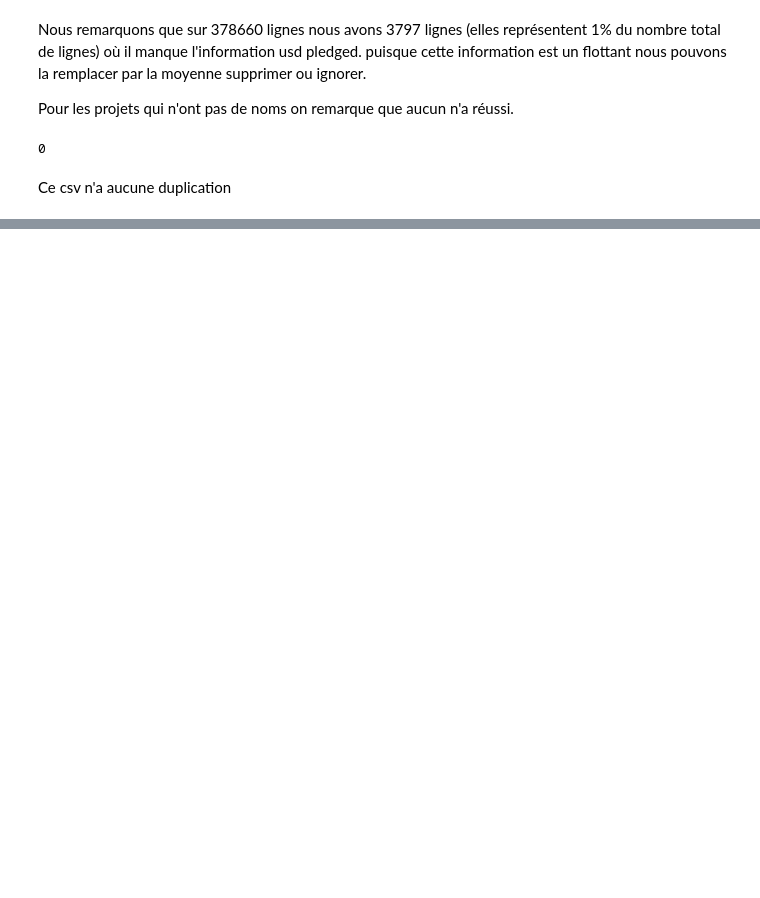
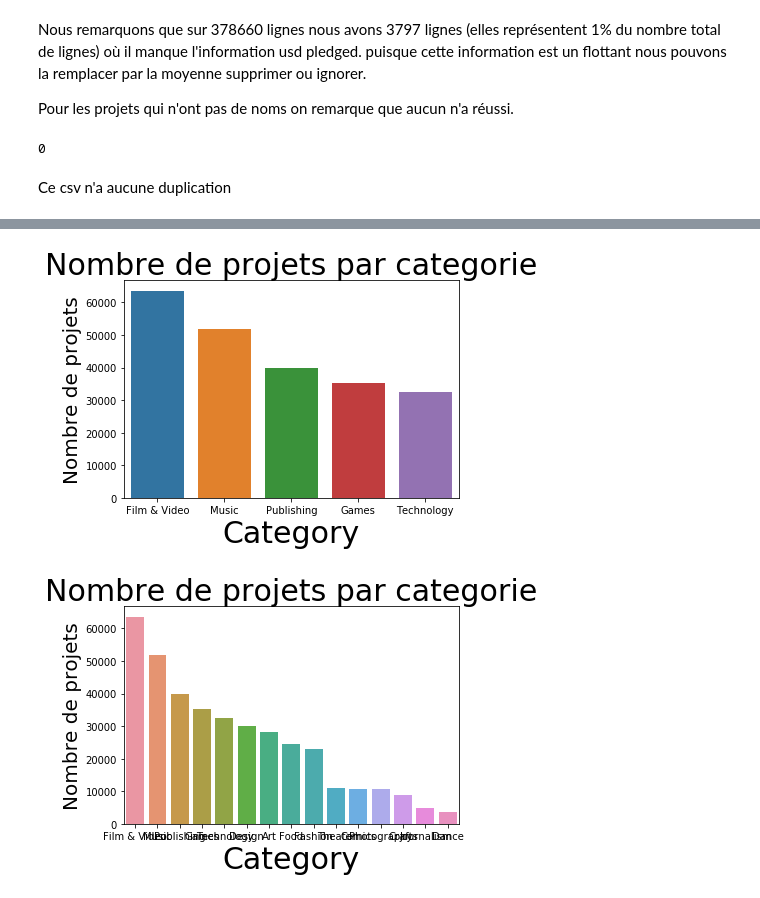
Before and after one commit to TaySai/EDA2018, a Jupyter notebook: kickstarter_projects.ipynb, the cells around one changed output, grey strips where cells are left out. Cells and saved outputs as stored; diff of their text form; code cells hidden in the pictures; blank space fills up the shorter version.

```diff
--- a/kickstarter_projects.ipynb
+++ b/kickstarter_projects.ipynb
@@ -109,0 +173,15 @@ Ce csv n'a aucune duplication
+# %%
+bar_main_category_head = sns.countplot('main_category', data=df, order=df['main_category'].value_counts().iloc[:5].index)
+bar_main_category_head.axes.set_title('Nombre de projets par categorie',fontsize=30)
+bar_main_category_head.set_xlabel("Category",fontsize=30)
+bar_main_category_head.set_ylabel("Nombre de projets",fontsize=20)
+plt.show()
+
+bar_main_category = sns.countplot('main_category', data=df, order=df['main_category'].value_counts().index)
+bar_main_category.axes.set_title('Nombre de projets par categorie',fontsize=30)
+bar_main_category.set_xlabel("Category",fontsize=30)
+bar_main_category.set_ylabel("Nombre de projets",fontsize=20)
+plt.show()
+# %% [output]
+[figure, added]
+[figure, added]
```
Also changed, not shown: parts of 11 cells of this notebook, 1 other file.
